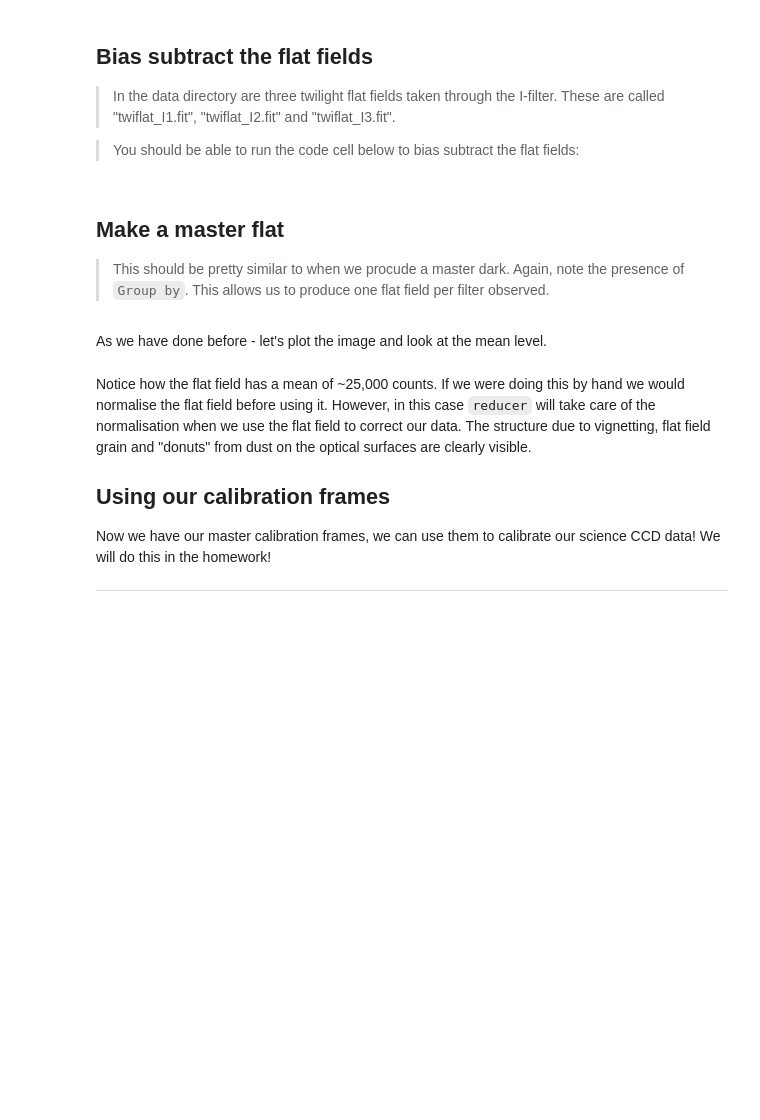
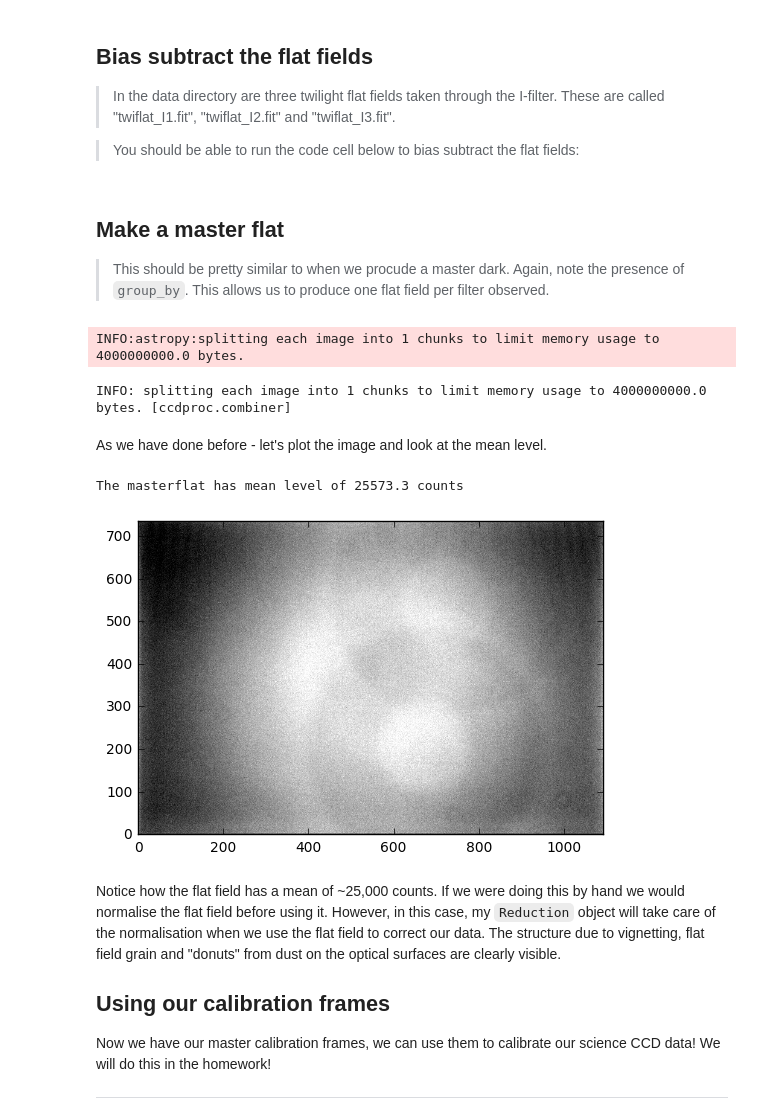
Before and after one commit to StuartLittlefair/PHY241, a Jupyter notebook: assignments/Session5/05-CCD_Images.ipynb, the cells around one changed output. Cells and saved outputs as stored; diff of their text form; code cells hidden in the pictures; blank space fills up the shorter version.

````diff
--- a/assignments/Session5/05-CCD_Images.ipynb
+++ b/assignments/Session5/05-CCD_Images.ipynb
@@ -389,4 +479,4 @@ flat_reduction.display()
 </div>
 </section>
 
-> This should be pretty similar to when we procude a master dark. Again, note the presence of ```Group by```. This allows us to produce one flat field per filter observed.
+> This should be pretty similar to when we procude a master dark. Again, note the presence of ```group_by```. This allows us to produce one flat field per filter observed.
@@ -404,22 +483,35 @@ flat.display()
+# %%
+make_master_flat = Combiner(file_name_base='master_flat',
+                            group_by='filter',
+                            image_source=reduced_images,
+                            destination=destination_dir,
+                            apply_to={'imagetyp':'FLAT'})
+make_master_flat.action()
+# %% [output]
+INFO:astropy:splitting each image into 1 chunks to limit memory usage to 4000000000.0 bytes.
+INFO: splitting each image into 1 chunks to limit memory usage to 4000000000.0 bytes. [ccdproc.combiner]
 # %% [markdown]
 As we have done before - let's plot the image and look at the mean level.
 # %%
 filepath = os.path.join(destination_dir,"master_flat_filter_I.fit")
 
 masterflat_im = fits.getdata(filepath)
 
 # What's the mean level in the dark image?
 print('The masterflat has mean level of {:.1f} counts'.format( masterflat_im.mean() ))
 
 # display it
-fig, axis = plt.subplots(figsize=(10,10))
+fig, axis = plt.subplots(figsize=(6,6))
 # custom scaling - see companion notebook
 vmin,vmax = np.percentile(masterflat_im, [1,99])
 implot = axis.imshow(masterflat_im,cmap='gray',origin='lower',vmin=vmin,vmax=vmax)
 axis.grid(False)
 plt.show()
+# %% [output]
+The masterflat has mean level of 25573.3 counts
+[figure, added]
 # %% [markdown]
-Notice how the flat field has a mean of ~25,000 counts. If we were doing this by hand we would normalise the flat field before using it. However, in this case ```reducer``` will take care of the normalisation when we use the flat field to correct our data. The structure due to vignetting, flat field grain and "donuts" from dust on the optical surfaces are clearly visible.
+Notice how the flat field has a mean of ~25,000 counts. If we were doing this by hand we would normalise the flat field before using it. However, in this case, my ```Reduction``` object will take care of the normalisation when we use the flat field to correct our data. The structure due to vignetting, flat field grain and "donuts" from dust on the optical surfaces are clearly visible.
 
 ## Using our calibration frames
 
````
Also changed, not shown: parts of 55 cells of this notebook, 4 other files.
